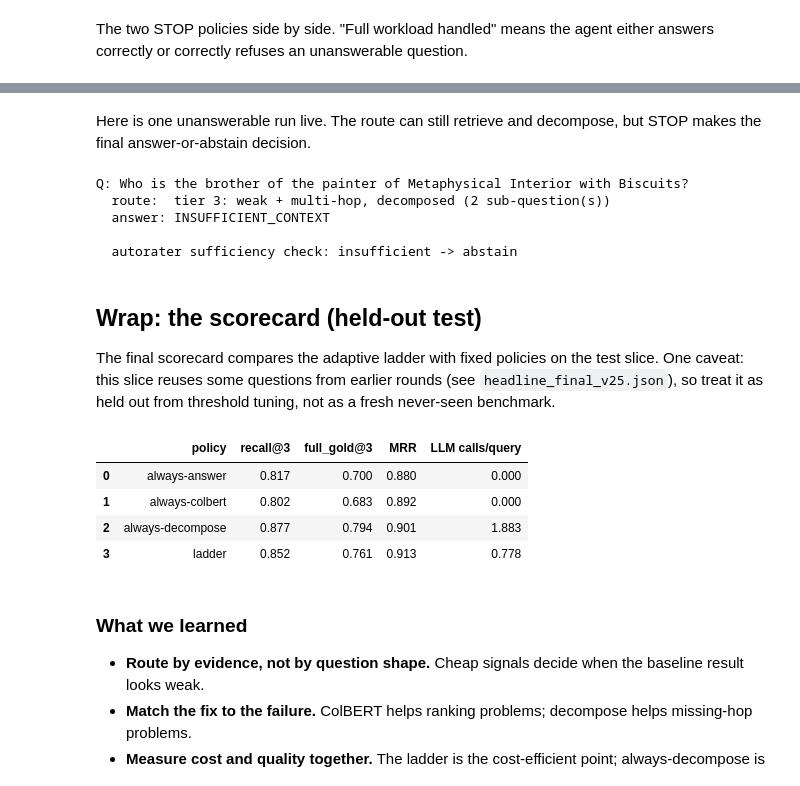
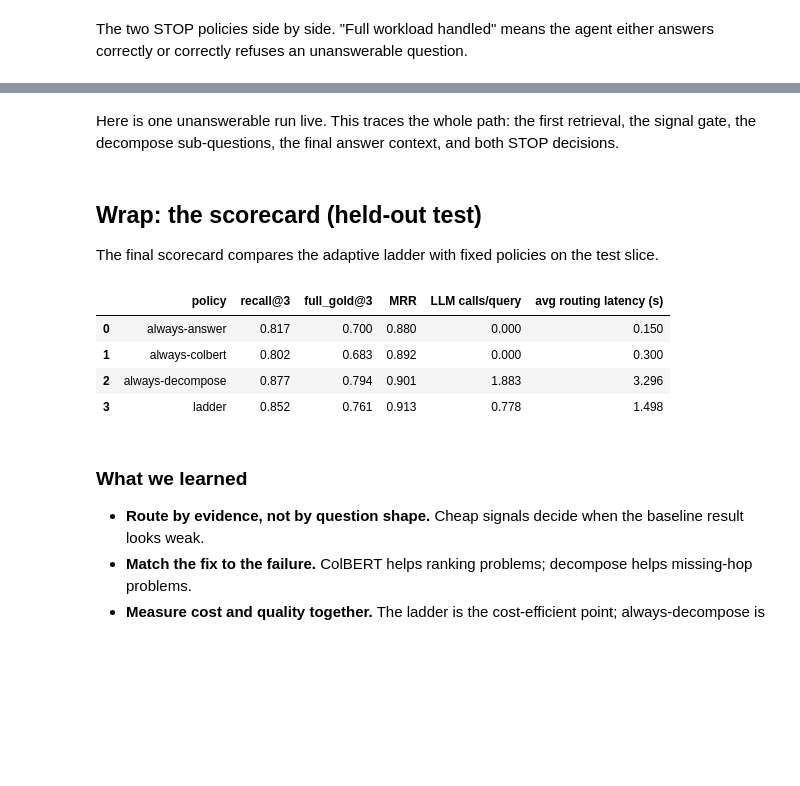
Before and after one commit to qdrant-labs/self-correcting-loops-workshop, a Jupyter notebook: notebooks/lab.ipynb, the cells around one changed output, grey strips where cells are left out. Saved outputs shown, nothing was run; the diff lists cells and outputs as text; code cells hidden in the pictures; blank space fills up the shorter version.

Commit message:
add latency calculations + abstract stop function

```diff
--- a/notebooks/lab.ipynb
+++ b/notebooks/lab.ipynb
@@ -790,16 +703,3 @@ pd.DataFrame([
-# %% [markdown]
-Here is one unanswerable run live. The route can still retrieve and decompose, but STOP makes the
-final answer-or-abstain decision.
-# %%
-unanswerable = by_id["2hop__108098_170204"]
-pool, route = solve(unanswerable["question"])
-gentle = generate_answer(unanswerable["question"], pool)
-sufficient = sufficiency_judge(unanswerable["question"], pool[:ANSWER_K])
-show_run(unanswerable["question"], route, gentle, pool, [])
-print(f"  autorater sufficiency check: {'sufficient' if sufficient else 'insufficient -> abstain'}")
-# %% [output]
-Q: Who is the brother of the painter of Metaphysical Interior with Biscuits?
-  route:  tier 3: weak + multi-hop, decomposed (2 sub-question(s))
-  answer: INSUFFICIENT_CONTEXT
-
-  autorater sufficiency check: insufficient -> abstain
+# %% [markdown]
+Here is one unanswerable run live. This traces the whole path: the first retrieval, the signal gate,
+the decompose sub-questions, the final answer context, and both STOP decisions.
@@ -806,19 +750,23 @@ Q: Who is the brother of the painter of Metaphysical Interior with Biscuits?
 # %% [markdown]
 ## Wrap: the scorecard (held-out test)
 
-The final scorecard compares the adaptive ladder with fixed policies on the test slice. One caveat:
-this slice reuses some questions from earlier rounds (see `headline_final_v25.json`), so treat it as
-held out from threshold tuning, not as a fresh never-seen benchmark.
+The final scorecard compares the adaptive ladder with fixed policies on the test slice.
 # %%
 headline = load_artifact("headline_final_v25.json")    # offline eval, run once
 frontier_test = frontier_table(headline["overall"], mrr_key="mrr_first", cost_key="llm_calls")
-frontier_test
+if "avg routing latency (s)" not in frontier_test.columns:
+    latency = {
+        name.replace("_", "-"): metrics.get("avg_latency_s")
+        for name, metrics in headline["overall"].items()
+    }
+    frontier_test["avg routing latency (s)"] = frontier_test["policy"].map(latency)
+display(frontier_test)
 # %% [output]
-|  | policy | recall@3 | full_gold@3 | MRR | LLM calls/query |
-| 0 | always-answer | 0.817 | 0.700 | 0.880 | 0.000 |
-| 1 | always-colbert | 0.802 | 0.683 | 0.892 | 0.000 |
-| 2 | always-decompose | 0.877 | 0.794 | 0.901 | 1.883 |
-| 3 | ladder | 0.852 | 0.761 | 0.913 | 0.778 |
+|  | policy | recall@3 | full_gold@3 | MRR | LLM calls/query | avg routing latency (s) |
+| 0 | always-answer | 0.817 | 0.700 | 0.880 | 0.000 | 0.150 |
+| 1 | always-colbert | 0.802 | 0.683 | 0.892 | 0.000 | 0.300 |
+| 2 | always-decompose | 0.877 | 0.794 | 0.901 | 1.883 | 3.296 |
+| 3 | ladder | 0.852 | 0.761 | 0.913 | 0.778 | 1.498 |
 # %% [markdown]
 ### What we learned
 
```
Also changed, not shown: parts of 16 cells of this notebook, 4 other files.
